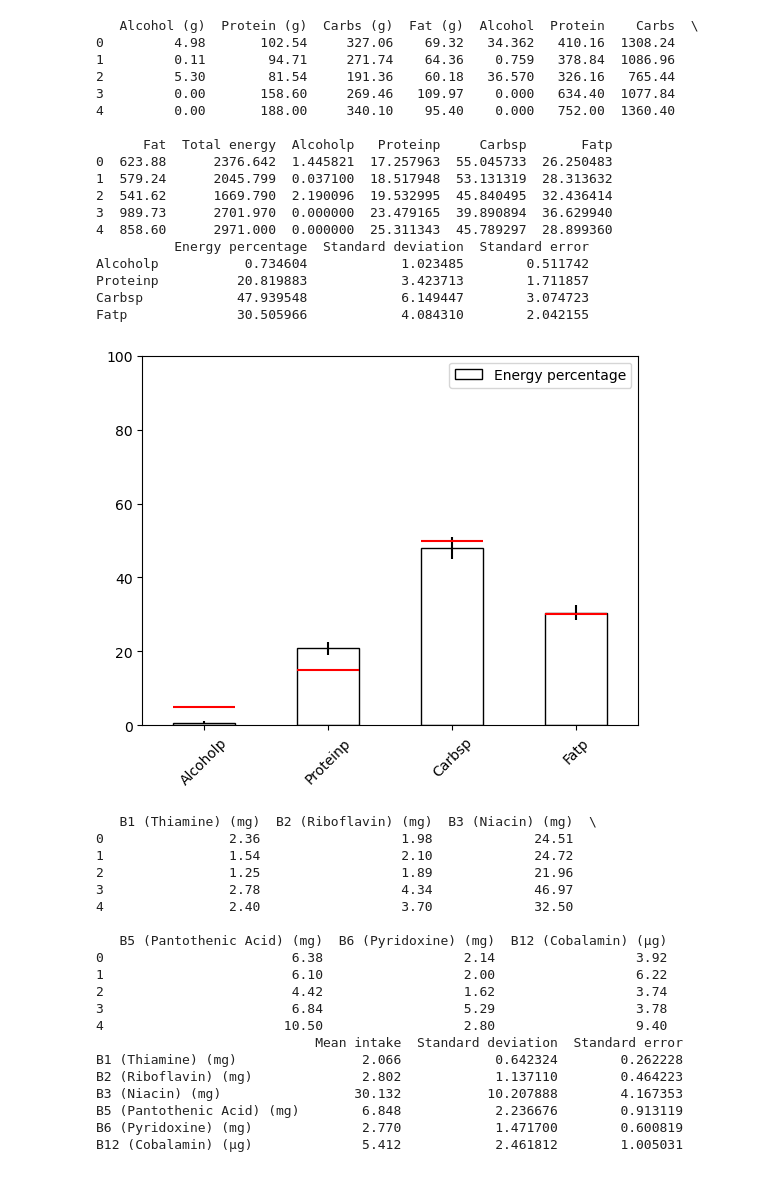
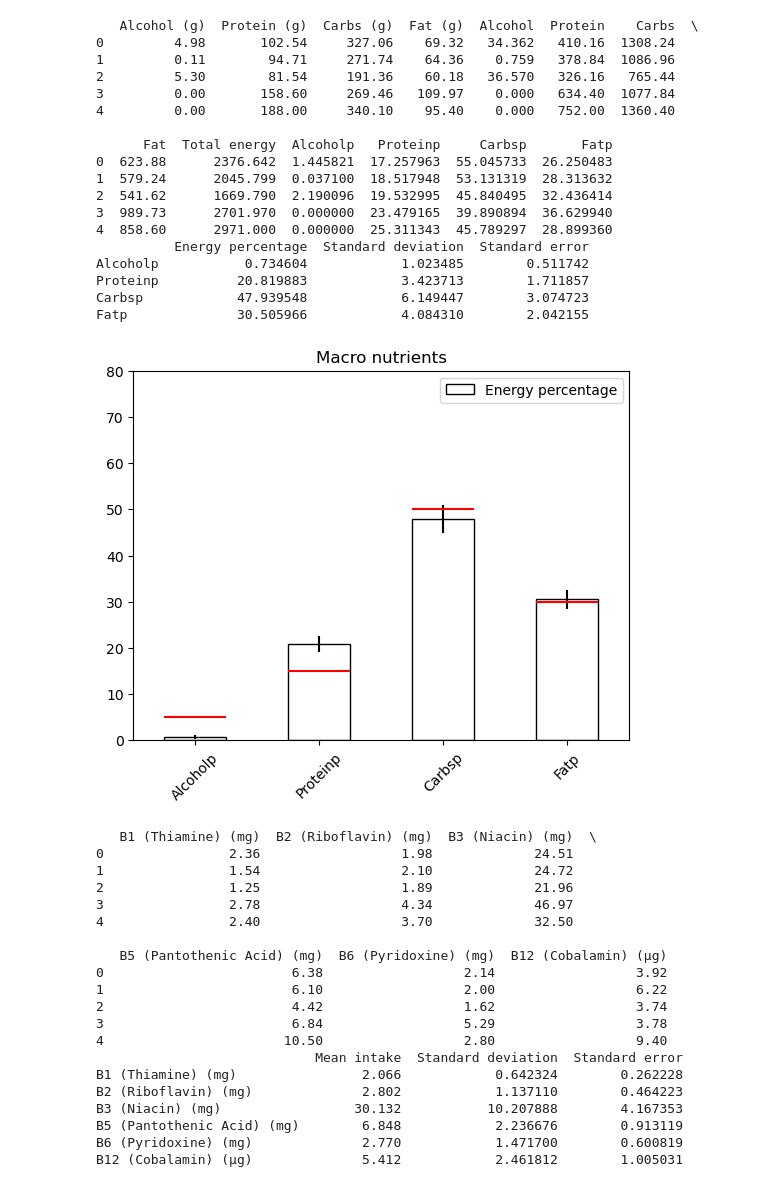
Before and after one commit to haskoe/uni, a Jupyter notebook: k1/opgave-01/uni-k1-opgave-01.ipynb, the cells around one changed output. Cells and saved outputs as stored; diff of their text form; code cells hidden in the pictures.

```diff
--- a/k1/opgave-01/uni-k1-opgave-01.ipynb
+++ b/k1/opgave-01/uni-k1-opgave-01.ipynb
@@ -14,7 +14,7 @@ def bmr_female(weight,height,age):
 
 def load_dict(dict_file,sep=';'):
     with open(dict_file,'r') as f:
-        return dict([(l[0],float(l[1])) for l in [l.split(';') for l in f.readlines()]])
+        return dict([(values[0],[float(v) for v in values[1:]]) for values in [l.split(';') for l in f.readlines()]])
 
 def read_concat_csv(data_dir,seps=('\t',';',',')):
     all_rows = []
@@ -66,13 +66,14 @@ def read_concat_csv(data_dir,seps=('\t',';',',')):
 
         return df
 
-def mean_stderr_ref_plot(mean_stderr_df,ref,column_names, mean_std_stderr_columnnames):
+def mean_stderr_ref_plot(mean_stderr_df,ref,column_names, mean_std_stderr_columnnames, y_max, chart_title):
     mean,std,stderr = mean_std_stderr_columnnames
-    ax = mean_stderr_df.plot(ylim=(0, 100),kind='bar',y=mean, yerr=stderr, rot=45, fill=False)
+    ax = mean_stderr_df.plot(ylim=(0, y_max),kind='bar',y=mean, yerr=stderr, rot=45, fill=False, title=chart_title)
     width=0.5
     x=0
     for i,c in enumerate(column_names):
-        ax.hlines(ref[c], x - width/2, x + width/2, color='red')
+        rv = np.mean(ref[c])
+        ax.hlines(rv, x - width/2, x + width/2, color='red')
         x += 1
 
 TOTAL_ENERGY = 'Total energy'
@@ -112,7 +113,7 @@ micronutrient_columns = ['B1 (Thiamine) (mg)','B2 (Riboflavin) (mg)','B3 (Niacin
 
 for sub_dir,subset in (('ffq',[3,4,22,34,35]),('24-h',None),('4-day',None)):
     loaded_df = read_concat_csv(path.join(data_dir,sub_dir))
-    for cols, mean_col_name, calculate_energy in ((macronutrient_columns,'Energy percentage',True),(micronutrient_columns,'Mean intake', False)):
+    for cols, mean_col_name, calculate_energy, y_max, chart_title  in ((macronutrient_columns,'Energy percentage',True, 80, 'Macro nutrients'),(micronutrient_columns,'Mean intake', False, 50, 'Micro nutrients')):
         df = loaded_df.copy()
 
         # subset of students specified: remove alle students not in subset
@@ -129,35 +130,35 @@ for sub_dir,subset in (('ffq',[3,4,22,34,35]),('24-h',None),('4-day',None)):
 
         # mean and std dev
         mean_std_stderr_columnnames = (mean_col_name,'Standard deviation','Standard error')
         std_col_name,stderr_col_name = mean_std_stderr_columnnames[1:]
         mean_std_df = df[calculate_mean_std_stderr_columns].describe().loc[['mean','std']].T
         mean_std_df = mean_std_df.rename(columns={'mean':mean_col_name,'std': mean_std_stderr_columnnames[1]})
         mean_std_df[stderr_col_name] = mean_std_df[std_col_name] / math.sqrt(len(mean_std_df))
 
         print(df)
         print(mean_std_df)
-        mean_stderr_ref_plot(mean_std_df, ref, column_names[-1], mean_std_stderr_columnnames)
+        mean_stderr_ref_plot(mean_std_df, ref, calculate_mean_std_stderr_columns, mean_std_stderr_columnnames, y_max, chart_title)
         plt.show()
 # %% [output]
    Alcohol (g)  Protein (g)  Carbs (g)  Fat (g)  Alcohol  Protein    Carbs  \
 0         4.98       102.54     327.06    69.32   34.362   410.16  1308.24
 1         0.11        94.71     271.74    64.36    0.759   378.84  1086.96
 2         5.30        81.54     191.36    60.18   36.570   326.16   765.44
 3         0.00       158.60     269.46   109.97    0.000   634.40  1077.84
 4         0.00       188.00     340.10    95.40    0.000   752.00  1360.40
 
       Fat  Total energy  Alcoholp   Proteinp     Carbsp       Fatp
 0  623.88      2376.642  1.445821  17.257963  55.045733  26.250483
 1  579.24      2045.799  0.037100  18.517948  53.131319  28.313632
 2  541.62      1669.790  2.190096  19.532995  45.840495  32.436414
 3  989.73      2701.970  0.000000  23.479165  39.890894  36.629940
 4  858.60      2971.000  0.000000  25.311343  45.789297  28.899360
           Energy percentage  Standard deviation  Standard error
 Alcoholp           0.734604            1.023485        0.511742
 Proteinp          20.819883            3.423713        1.711857
 Carbsp            47.939548            6.149447        3.074723
 Fatp              30.505966            4.084310        2.042155
-[figure, old version]
+[figure, new version]
    B1 (Thiamine) (mg)  B2 (Riboflavin) (mg)  B3 (Niacin) (mg)  \
 0                2.36                  1.98             24.51
 1                1.54                  2.10             24.72
```
Also changed, not shown: parts of 1 cell of this notebook.
